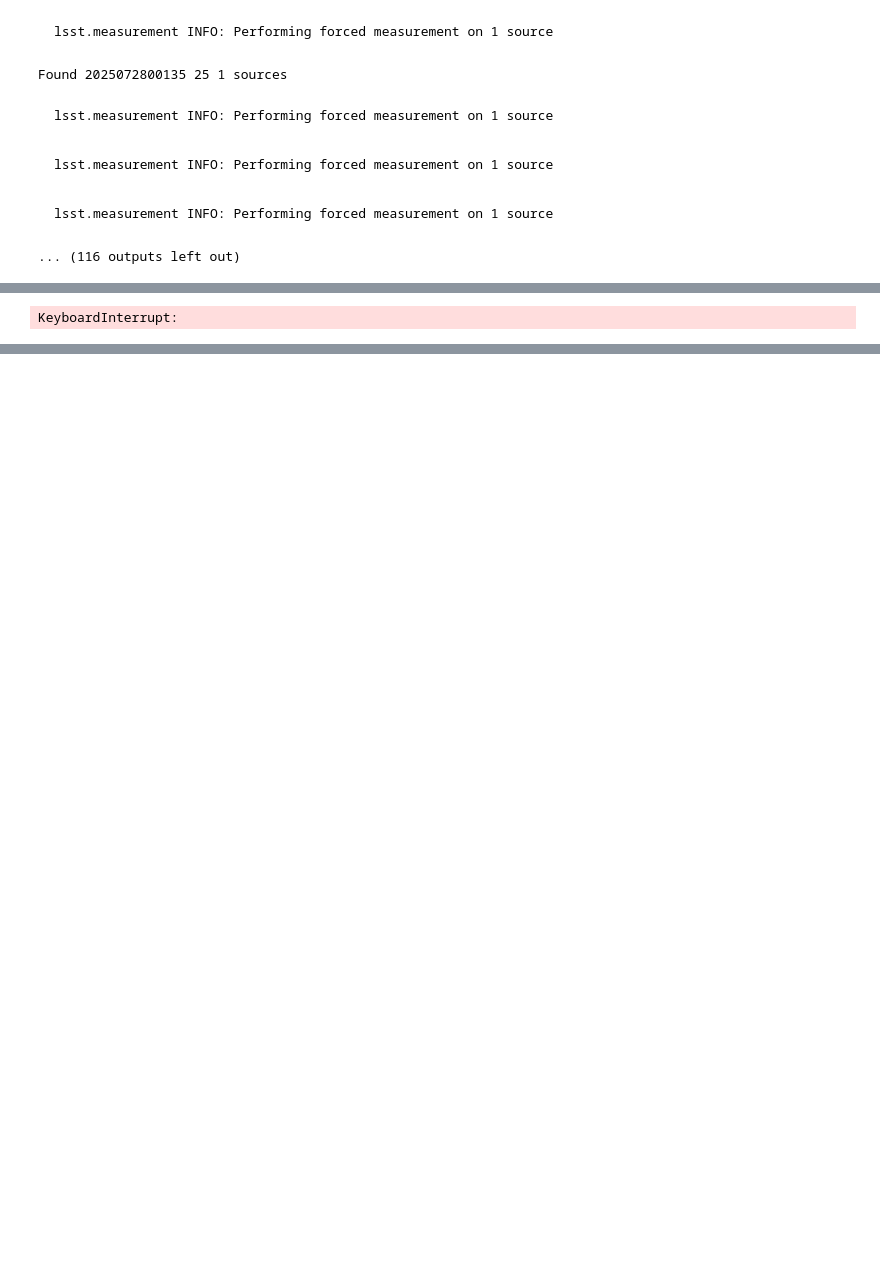
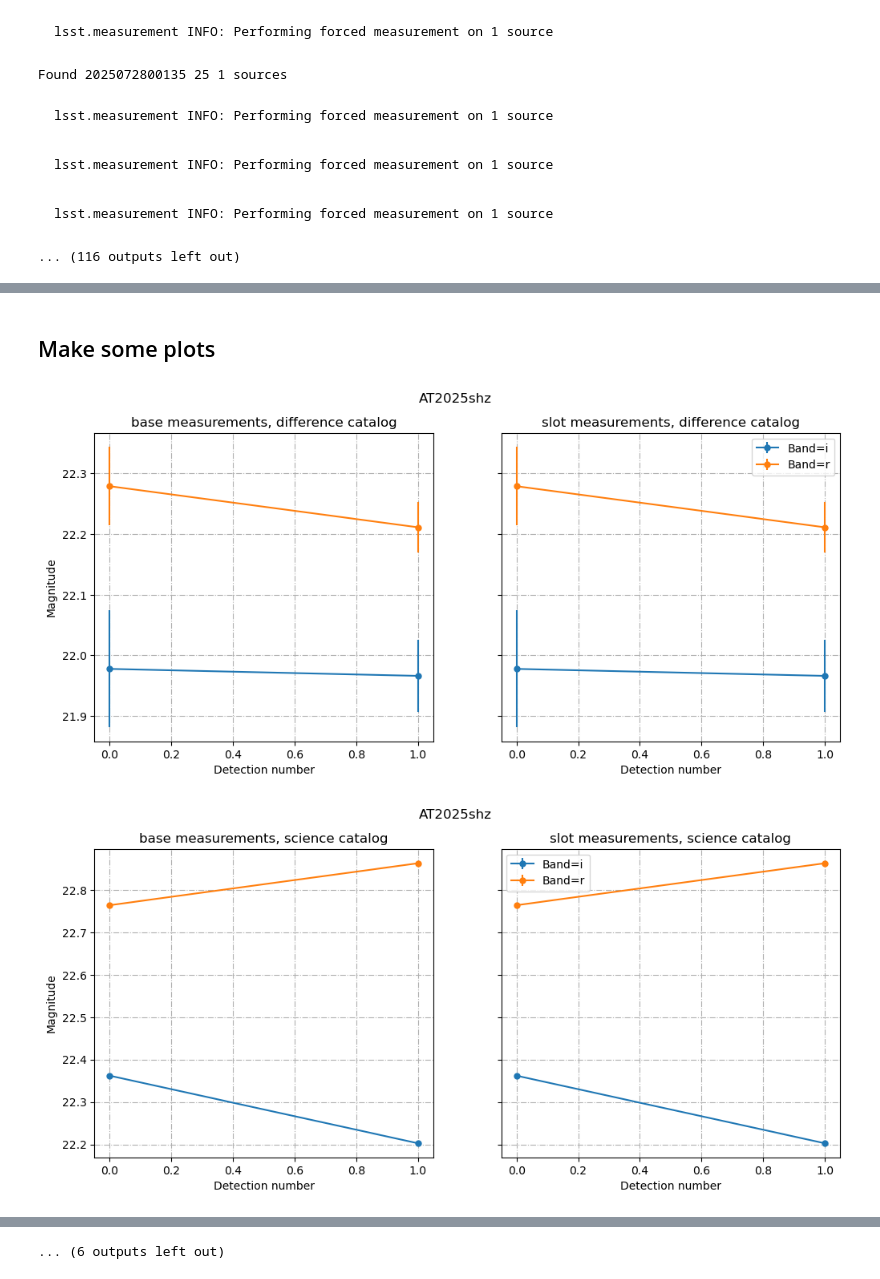
Before and after one commit to lsst-sitcom/ToO-analysis-tools, a Jupyter notebook: notebooks/ForcedPhot.ipynb, the cells around one changed output, grey strips where cells are left out. Cells and saved outputs as stored; diff of their text form; code cells hidden in the pictures; blank space fills up the shorter version.

```diff
--- a/notebooks/ForcedPhot.ipynb
+++ b/notebooks/ForcedPhot.ipynb
@@ -269,7 +234,46 @@ qry
-# %%
-ConsClient.query(qry)
-# %% [output]
-KeyboardInterrupt:
+# %%
+diffMasterCat["baseSourceMag"] = fluxToMag(diffMasterCat["base_PsfFlux_instFlux"],diffMasterCat["zeroPoint"])
+diffMasterCat["slotSourceMag"] = fluxToMag(diffMasterCat["slot_PsfFlux_instFlux"],diffMasterCat["zeroPoint"])
+sciMasterCat["baseSourceMag"] = fluxToMag(sciMasterCat["base_PsfFlux_instFlux"],sciMasterCat["zeroPoint"])
+sciMasterCat["slotSourceMag"] = fluxToMag(sciMasterCat["slot_PsfFlux_instFlux"],sciMasterCat["zeroPoint"])
+tempMasterCat["baseSourceMag"] = fluxToMag(tempMasterCat["base_PsfFlux_instFlux"],tempMasterCat["zeroPoint"])
+tempMasterCat["slotSourceMag"] = fluxToMag(tempMasterCat["slot_PsfFlux_instFlux"],tempMasterCat["zeroPoint"])
+# %%
+diffMasterCat["baseSourceMagErr"] = fluxErrToMagErr(diffMasterCat["base_PsfFlux_instFlux"],diffMasterCat["base_PsfFlux_instFluxErr"])
+diffMasterCat["slotSourceMagErr"] = fluxErrToMagErr(diffMasterCat["slot_PsfFlux_instFlux"],diffMasterCat["slot_PsfFlux_instFluxErr"])
+sciMasterCat["baseSourceMagErr"] = fluxErrToMagErr(sciMasterCat["base_PsfFlux_instFlux"],sciMasterCat["base_PsfFlux_instFluxErr"])
+sciMasterCat["slotSourceMagErr"] = fluxErrToMagErr(sciMasterCat["slot_PsfFlux_instFlux"],sciMasterCat["slot_PsfFlux_instFluxErr"])
+tempMasterCat["baseSourceMagErr"] = fluxErrToMagErr(tempMasterCat["base_PsfFlux_instFlux"],tempMasterCat["base_PsfFlux_instFluxErr"])
+tempMasterCat["slotSourceMagErr"] = fluxErrToMagErr(tempMasterCat["slot_PsfFlux_instFlux"],tempMasterCat["slot_PsfFlux_instFluxErr"])
 # %%
-def fluxToMag(flux,zp):
-    return -2.5*np.log10(flux) + zp
+diffMasterCat["band"] = band
+sciMasterCat["band"] = band
+tempMasterCat["band"] = band
+# %% [markdown]
+## Make some plots
+# %%
+for i in np.unique(cat["diaObjectId"]):
+    # For each diaObject
+    for cat,na in zip([diffMasterCat,tempMasterCat,sciMasterCat],
+                     ["difference catalog","science catalog","template catalog"]):
+        # For each catalog
+        tname = names[i] # The transient name
+        fig,axs = plt.subplots(1,2,sharey=True,figsize=(12,5))
+        for a,n in zip(axs,["base","slot"]):
+
+            for b in np.unique(cat["band"]):
+                # For each band
+                msk = np.logical_and(cat["diaObjectId"]==i, diffMasterCat["band"]==b)
+                filteredCat = cat[msk]
+                a.errorbar(np.arange(len(filteredCat)),filteredCat[n+"SourceMag"],
+                           yerr=filteredCat[n+"SourceMagErr"],label="Band={}".format(b),marker=".",
+                          markersize=10)
+            a.set_xlabel("Detection number")
+            a.set_title("{} measurements, {}".format(n,na))
+            a.grid(ls="-.")
+        a.legend()
+        axs[0].set_ylabel("Magnitude")
+        fig.suptitle("{}".format(tname))
+# %% [output]
+[figure, added]
+[figure, added]
@@ -275,0 +290 @@ def fluxToMag(flux,zp):
+... (6 outputs left out)
```
Also changed, not shown: parts of 13 cells of this notebook.
